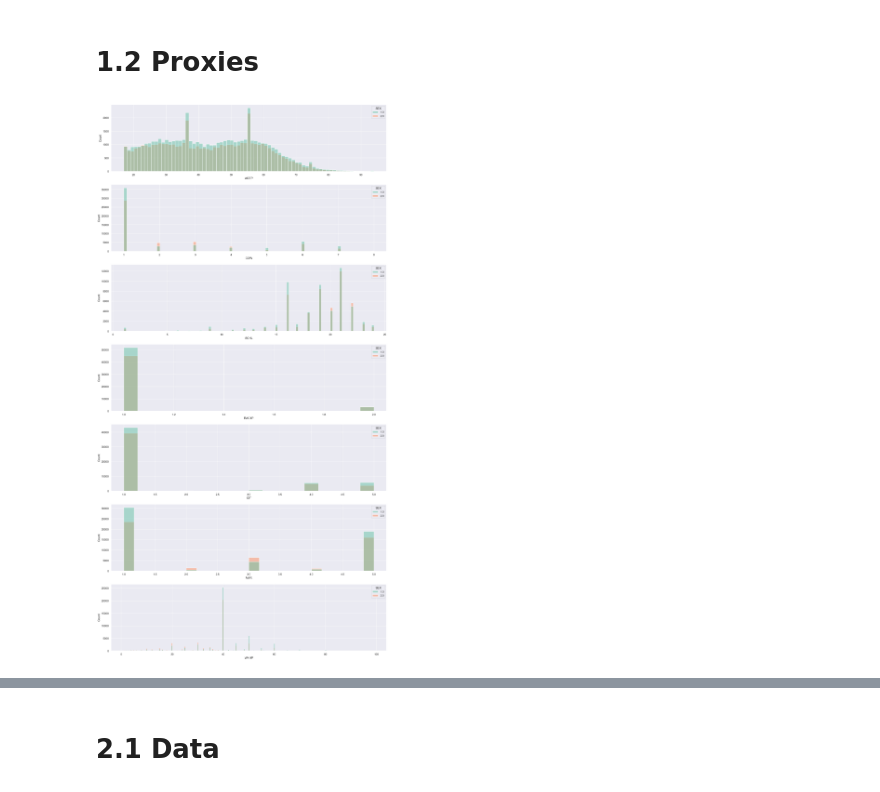
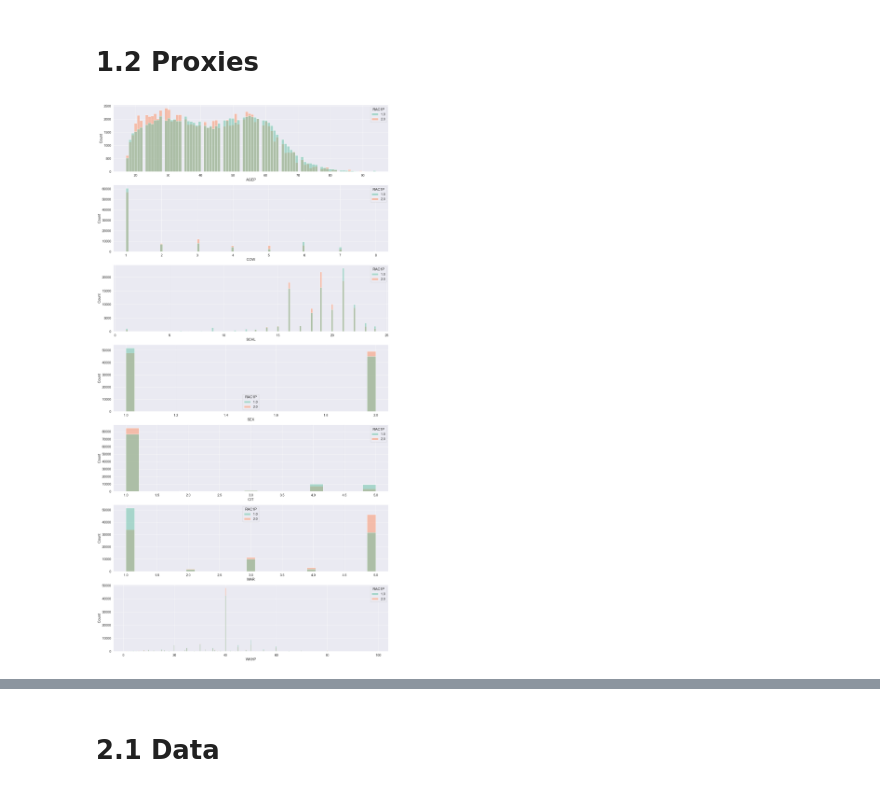
Before and after one commit to sebastianrohr/afae_assignment_2, a Jupyter notebook: assignment_2/assignment_2.ipynb, the cells around one changed output, grey strips where cells are left out. Saved outputs shown, nothing was run; the diff lists cells and outputs as text; code cells hidden in the pictures.

```diff
--- a/assignment_2/assignment_2.ipynb
+++ b/assignment_2/assignment_2.ipynb
@@ -39,7 +39,6 @@ ACSIncomeNew = BasicProblem(
         'CIT',
         'RELP',
         'WKHP',
-        'PWGTP',
         'SEX',
         'RAC1P'
     ],
@@ -58,16 +57,24 @@ data = ACSIncomeNew.df_to_pandas(acs_data)
 
 X_train, X_test, y_train, y_test, group_train, group_test = train_test_split(
     data[0], data[1], data[2], test_size=0.2, random_state=0)
+# %%
+import pandas as pd
+african_american = X_train[X_train['RAC1P'] == 2]
+whites = X_train[X_train['RAC1P'] == 1]
+
+from sklearn.utils import resample
+african_american = resample(african_american,
+                            replace=True,
+                            n_samples=len(whites),
+                            random_state=0)
+oversampled_df = pd.concat([african_american,whites]).reset_index(drop=True)
 # %%
-males = X_train[X_train['SEX'] == 1]
-females = X_train[X_train['SEX'] == 2]
-
 import matplotlib.pyplot as plt
 import seaborn as sns
 # plot feature distributions for both genders in one plot
 fig, axes = plt.subplots(7, figsize=(20, 40))
-for i, feature in enumerate(['AGEP', 'COW', 'SCHL', 'RAC1P', 'CIT', 'MAR','WKHP']):
-    sns.histplot(data=X_train, x=feature, hue='SEX', ax=axes[i], palette='Set2')
+for i, feature in enumerate(['AGEP', 'COW', 'SCHL', 'SEX', 'CIT', 'MAR','WKHP']):
+    sns.histplot(data=oversampled_df, x=feature, hue='RAC1P', ax=axes[i], palette='Set2')
 plt.show()
 # %% [output]
-[figure, old version]
+[figure, new version]
```
Also changed, not shown: parts of 9 cells of this notebook.
